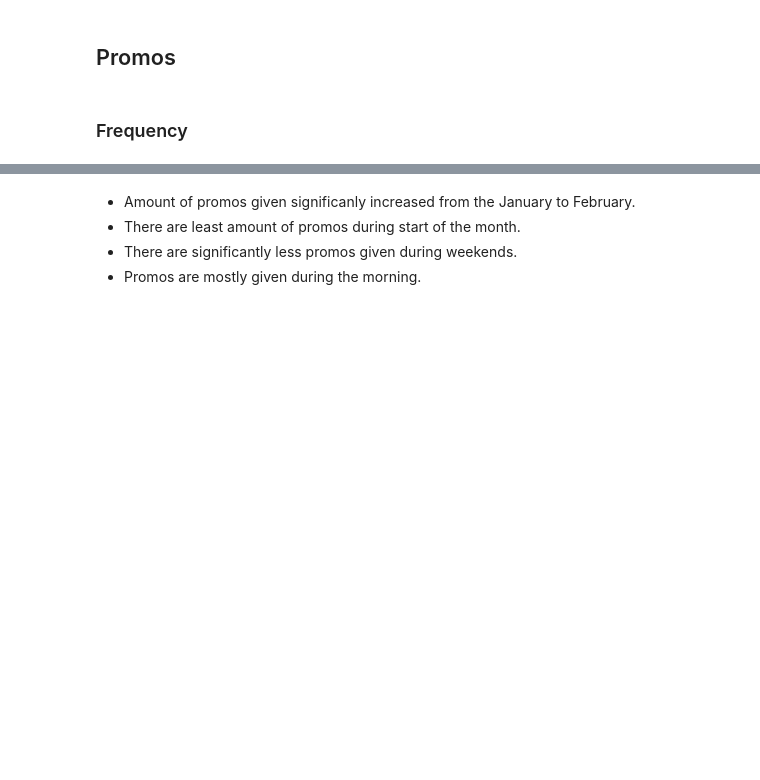
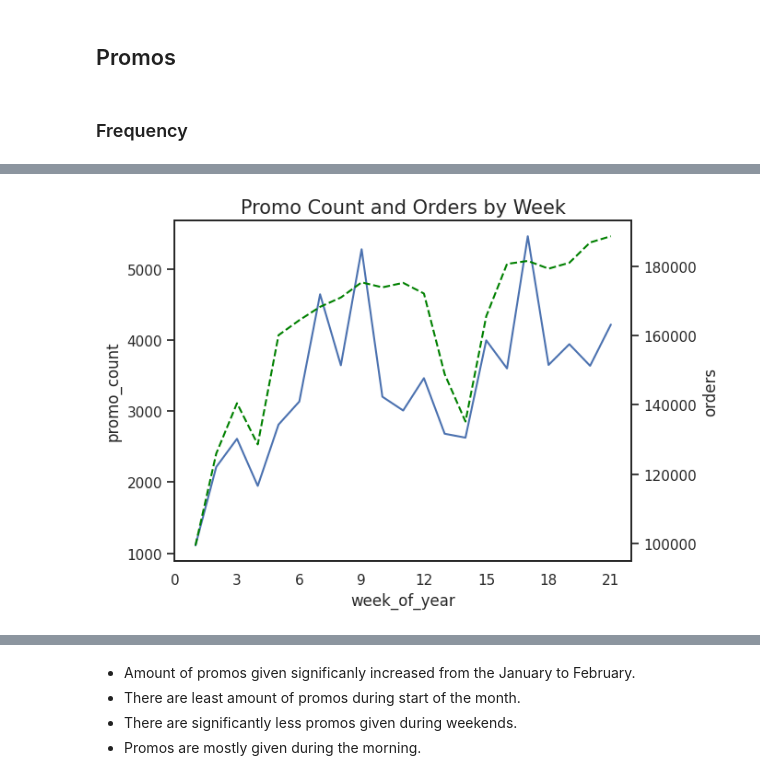
Before and after one commit to nixonline/Promo_Analysis, a Jupyter notebook: Promo_Analysis.ipynb, the cells around one changed output, grey strips where cells are left out. Cells and saved outputs as stored; diff of their text form; code cells hidden in the pictures; blank space fills up the shorter version.

```diff
--- a/Promo_Analysis.ipynb
+++ b/Promo_Analysis.ipynb
@@ -368,3 +376,15 @@ plt.show()
+# %%
+fig, ax1 = plt.subplots()
+sns.lineplot(x=df_wk.index, y=df_wk.promo_count, ax=ax1)
+ax2 = ax1.twinx()
+sns.lineplot(x=df_wk.index, y=df_wk.orders, ax=ax2, color='green', linestyle='--')
+
+plt.xticks(np.arange(0, max(df_wk.index)+1, 3.0))
+plt.title('Promo Count and Orders by Week', size=15)
+
+plt.show()
+# %% [output]
+[figure, added]
 # %%
 fig, ((ax1, ax2), (ax3, ax4)) = plt.subplots(2, 2, figsize=(10,10))
 
```
Also changed, not shown: parts of 10 cells of this notebook.
